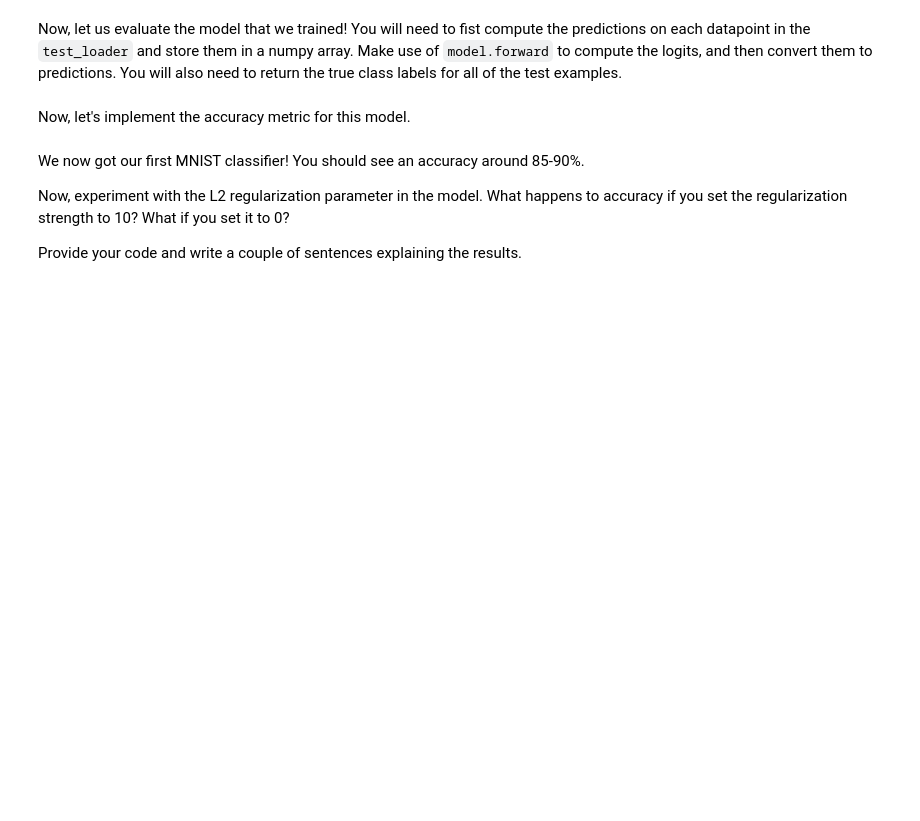
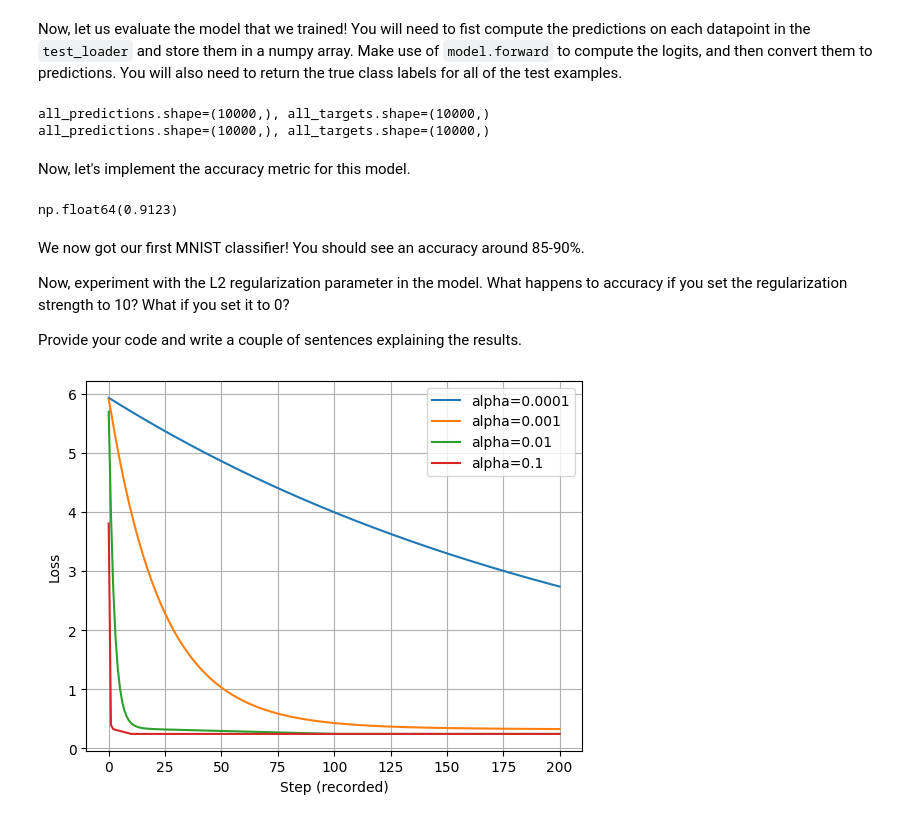
Before and after one commit to jithendra1798/ML-CS-GY-6923-B, a Jupyter notebook: 04_ML_cs_gy_6923-B_lab_03_regularization_logreg_gd.ipynb, the cells around one changed output. Drawn from its saved outputs; the diff is of its cells as text; code cells hidden in the pictures; blank space fills up the shorter version.

```diff
--- a/04_ML_cs_gy_6923-B_lab_03_regularization_logreg_gd.ipynb
+++ b/04_ML_cs_gy_6923-B_lab_03_regularization_logreg_gd.ipynb
@@ -588,7 +676,10 @@ def evaluate_predictions_labels(model, test_loader):
     with torch.no_grad():
         for data, targets in test_loader:
             # TODO: Your code goes here!
-            ...
+            logits = model(data)
+            preds = torch.argmax(logits, dim=1)
+            all_predictions.extend(preds.cpu().numpy().tolist())
+            all_targets.extend(targets.cpu().numpy().tolist())
 
     # Convert to numpy arrays
     all_predictions = np.array(all_predictions)
@@ -598,17 +689,34 @@ def evaluate_predictions_labels(model, test_loader):
 all_predictions, all_targets = evaluate_predictions_labels(model, test_loader)
 print(f"{all_predictions.shape=}, {all_targets.shape=}")
 print(f"{all_predictions.shape=}, {all_targets.shape=}")
+# %% [output]
+all_predictions.shape=(10000,), all_targets.shape=(10000,)
+all_predictions.shape=(10000,), all_targets.shape=(10000,)
 # %% [markdown]
 Now, let's implement the accuracy metric for this model.
 # %%
 def accuracy(all_predictions, all_targets):
   # TODO: Your code goes here!
-  ...
+  return (all_predictions == all_targets).mean()
 
 accuracy(all_predictions, all_targets)
+# %% [output]
+np.float64(0.9123)
 # %% [markdown]
 We now got our first MNIST classifier! You should see an accuracy around 85-90%.
 
 Now, experiment with the L2 regularization parameter in the model. What happens to accuracy if you set the regularization strength to 10? What if you set it to 0?
 
 Provide your code and write a couple of sentences explaining the results.
+# %%
+for alpha in [1e-4, 1e-3, 1e-2, 1e-1]:
+    w_init = np.ones((n_features,))
+    w_lr, hist_lr = gradient_descent(X_tr, y_tr, w_init, lam=0.1, alpha=alpha, num_iter=2000)
+    plt.plot(np.arange(len(hist_lr)), hist_lr, label=f'alpha={alpha}')
+plt.xlabel("Step (recorded)")
+plt.ylabel("Loss")
+plt.legend()
+plt.grid(True)
+plt.show()
+# %% [output]
+[figure, added]
```
Also changed, not shown: parts of 14 cells of this notebook.
